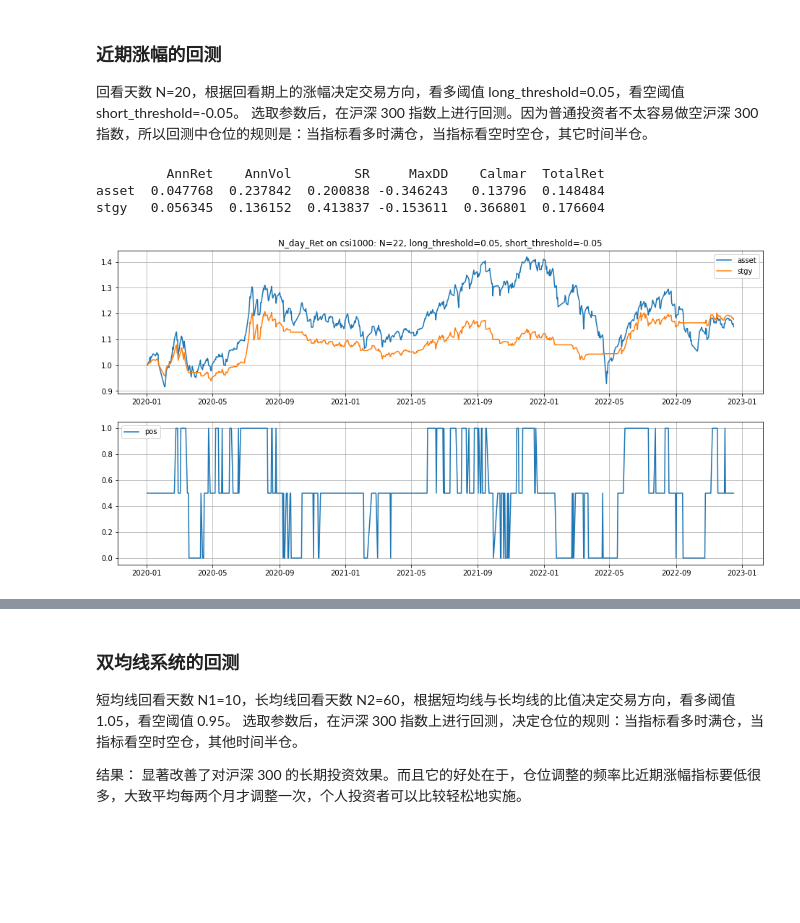
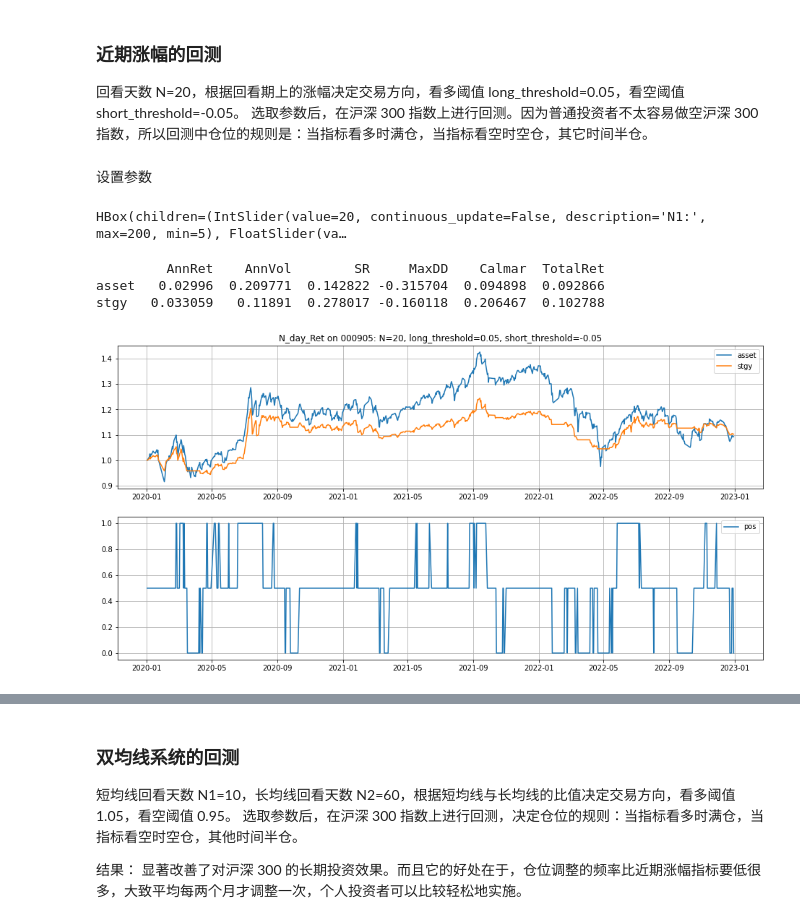
Before and after one commit to hdouhua/pick-up-python, a Jupyter notebook: inv/strategy/trend-strategy.ipynb, the cells around one changed output, grey strips where cells are left out. Cells and saved outputs as stored; diff of their text form; code cells hidden in the pictures; blank space fills up the shorter version.

```diff
--- a/inv/strategy/trend-strategy.ipynb
+++ b/inv/strategy/trend-strategy.ipynb
@@ -41,5 +14,0 @@ end_date = datetime.date(2022, 12, 31)
-# %%
-# index_data = load_hist_data('指数历史数据')
-index_data = load_hist_data('main-indices-data')
-
-index_id = 'csi1000'
@@ -45,0 +25,3 @@ index_id = 'csi1000'
+# %%
+ui, datePickers, symbols = get_widgets()
+ui
@@ -48,14 +55,3 @@ index_id = 'csi1000'
 
 回看天数 N=20，根据回看期上的涨幅决定交易方向，看多阈值 long_threshold=0.05，看空阈值 short_threshold=-0.05。
 选取参数后，在沪深 300 指数上进行回测。因为普通投资者不太容易做空沪深 300 指数，所以回测中仓位的规则是：当指标看多时满仓，当指标看空时空仓，其它时间半仓。
-# %%
-def memontun(df, symbol_id, N=20, long_threshold=0.05, short_threshold=-0.05):
-    if df.size == 0:
-        return
-
-    df['ret'] = df[symbol_id].pct_change()
-    df['asset'] = (1 + df['ret']).cumprod().fillna(1)
-    df['N_day_ret'] = df['asset'] / df['asset'].shift(N) - 1
-    df['pos'] = [1 if e > long_threshold else 0 if e < short_threshold else 0.5 for e in df['N_day_ret'].shift(1)]
-    df['stgy_ret'] = df['ret'] * df['pos']
-    df['stgy'] = (1 + df['stgy_ret']).cumprod().fillna(1)
@@ -66,11 +58,23 @@ short_threshold = -0.05
+# %% [markdown]
+设置参数
+# %%
+memontun_ui, memontun_sliders = get_widgets_for_memontun()
+memontun_ui
+# %% [output]
+HBox(children=(IntSlider(value=20, continuous_update=False, description='N1:', max=200, min=5), FloatSlider(va…
 # %%
-df = index_data.loc[start_date:end_date, [index_id]]
-memontun(df, index_id, N, long_threshold, short_threshold)
+N = memontun_sliders[0].value
+long_threshold = memontun_sliders[1].value
+short_threshold = memontun_sliders[2].value
+# print(f'backtest params: {N} days, long in {long_threshold}, short in {short_threshold}')
+
+df = index_data.loc[start_date:end_date, [symbol_id]]
+memontun(df, symbol_id, N, long_threshold, short_threshold)
 backtest_result(df,
                 title='N_day_Ret on %s: N=%d, long_threshold=%.2f, short_threshold=%.2f' %
-                (index_id, N, long_threshold, short_threshold))
+                (symbol_id, N, long_threshold, short_threshold))
 # %% [output]
          AnnRet    AnnVol        SR     MaxDD    Calmar  TotalRet
-asset  0.047768  0.237842  0.200838 -0.346243   0.13796  0.148484
-stgy   0.056345  0.136152  0.413837 -0.153611  0.366801  0.176604
+asset   0.02996  0.209771  0.142822 -0.315704  0.094898  0.092866
+stgy   0.033059   0.11891  0.278017 -0.160118  0.206467  0.102788
-[figure, old version]
+[figure, new version]
```
Also changed, not shown: parts of 19 cells of this notebook, 10 other files.
